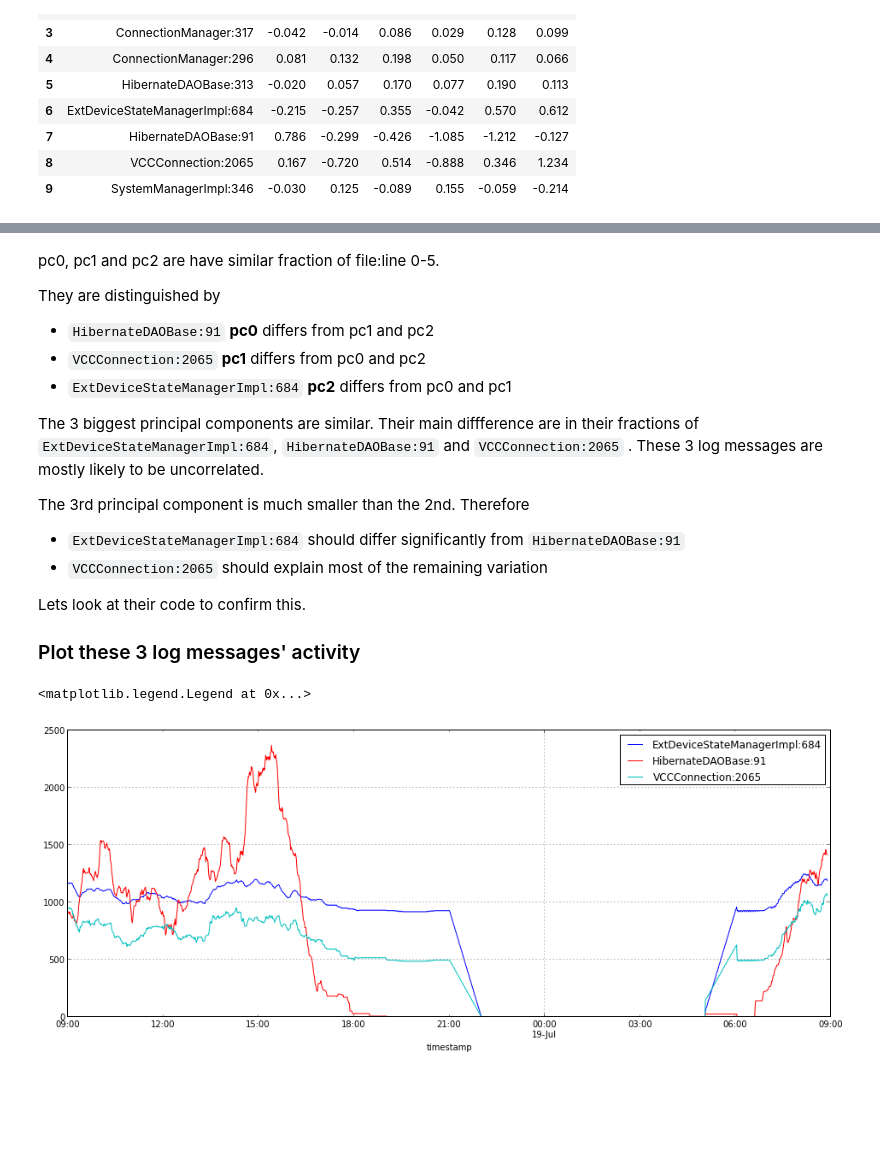
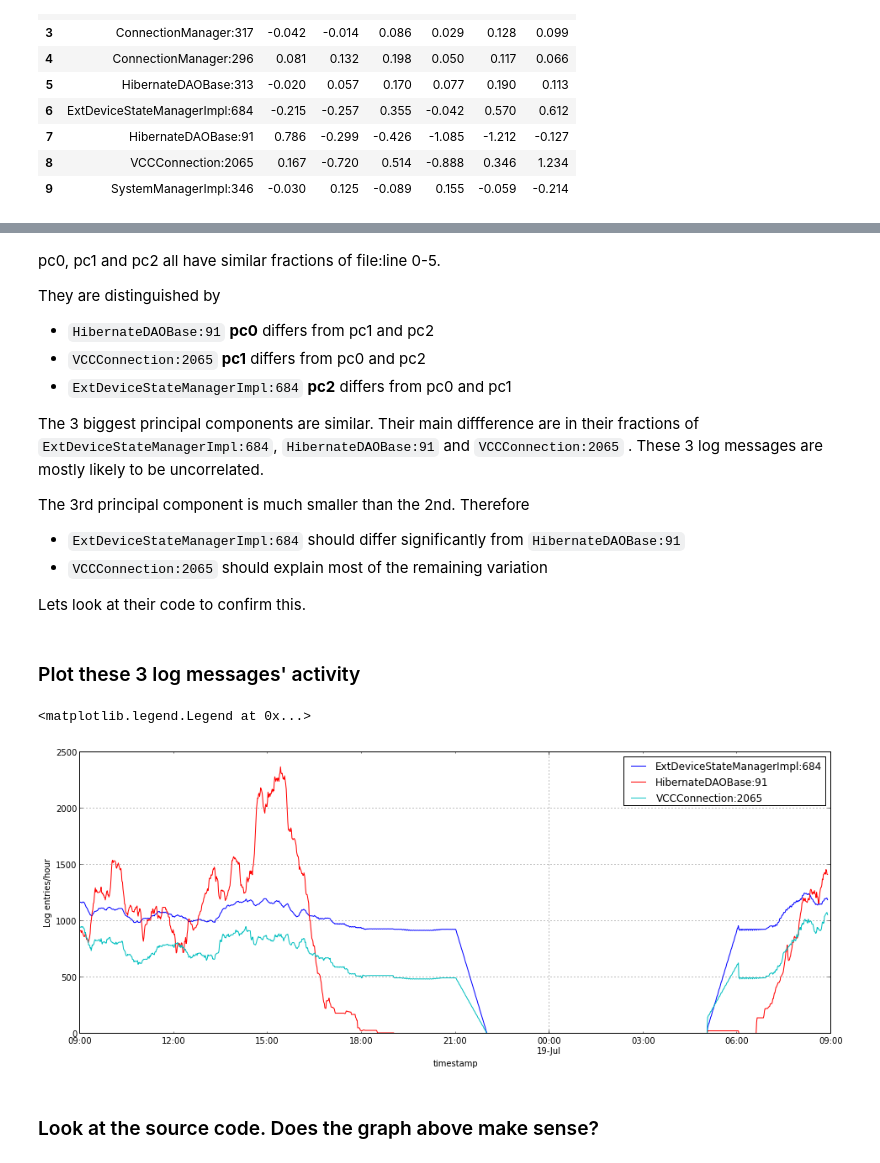
Before and after one commit to peterwilliams97/log_analysis, a Jupyter notebook: nb_pandas.ipynb, the cells around one changed output, grey strips where cells are left out. Cells and saved outputs as stored; diff of their text form; code cells hidden in the pictures; blank space fills up the shorter version.

```diff
--- a/nb_pandas.ipynb
+++ b/nb_pandas.ipynb
@@ -572,5 +532,5 @@ comp_df_sum
 # %% [markdown]
-pc0, pc1 and pc2 are have similar fraction of file:line 0-5.
+pc0, pc1 and pc2 all have similar fractions of file:line 0-5.
 
 They are distinguished by
 
@@ -586,18 +546,21 @@ The 3rd principal component is much smaller than the 2nd. Therefore
 * `VCCConnection:2065` should explain most of the remaining variation
 
 Lets look at their code to confirm this.
-
-### Plot these 3 log messages' activity
+# %% [markdown]
+### Plot these 3 log messages' activity
 # %%
 def plot_activity(df, label):
     rolling_sum = pd.rolling_sum(df.logfile.resample('1min', how='count', convention='center'), 60, center=True)
     #rolling_sum = (rolling_sum - rolling_sum.mean())/rolling_sum.std()
     rolling_sum['2012-07-18 09:00' : '2012-07-19 09:00'].plot(label=label)
 for fl,ln in [('ExtDeviceStateManagerImpl', 684),
               ('HibernateDAOBase', 91),
               ('VCCConnection', 2065)]:
     plot_activity(df[(df.file==fl) & (df.line==ln)], '%s:%d' % (fl,ln))
+ylabel('Log entries/hour')
 legend()
 # %% [output]
 <matplotlib.legend.Legend at 0x...>
-[figure, old version]
+[figure, new version]
+# %% [markdown]
+### Look at the source code. Does the graph above make sense?
```
Also changed, not shown: parts of 23 cells of this notebook, 2 other files.
